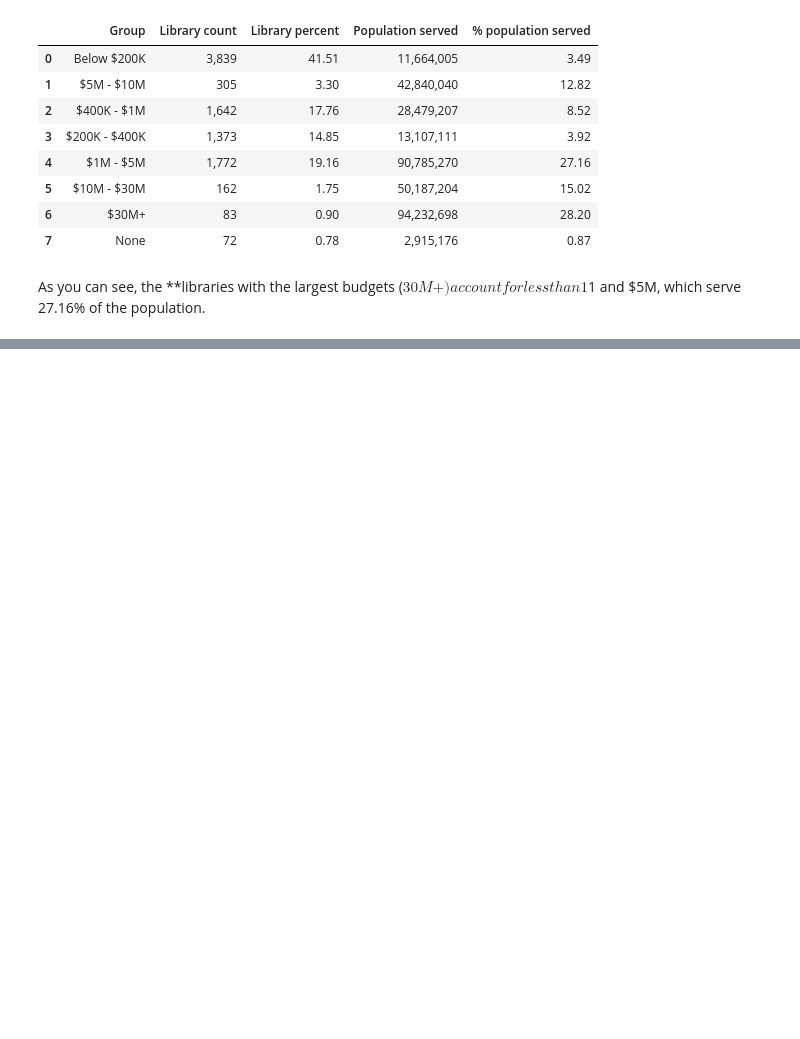
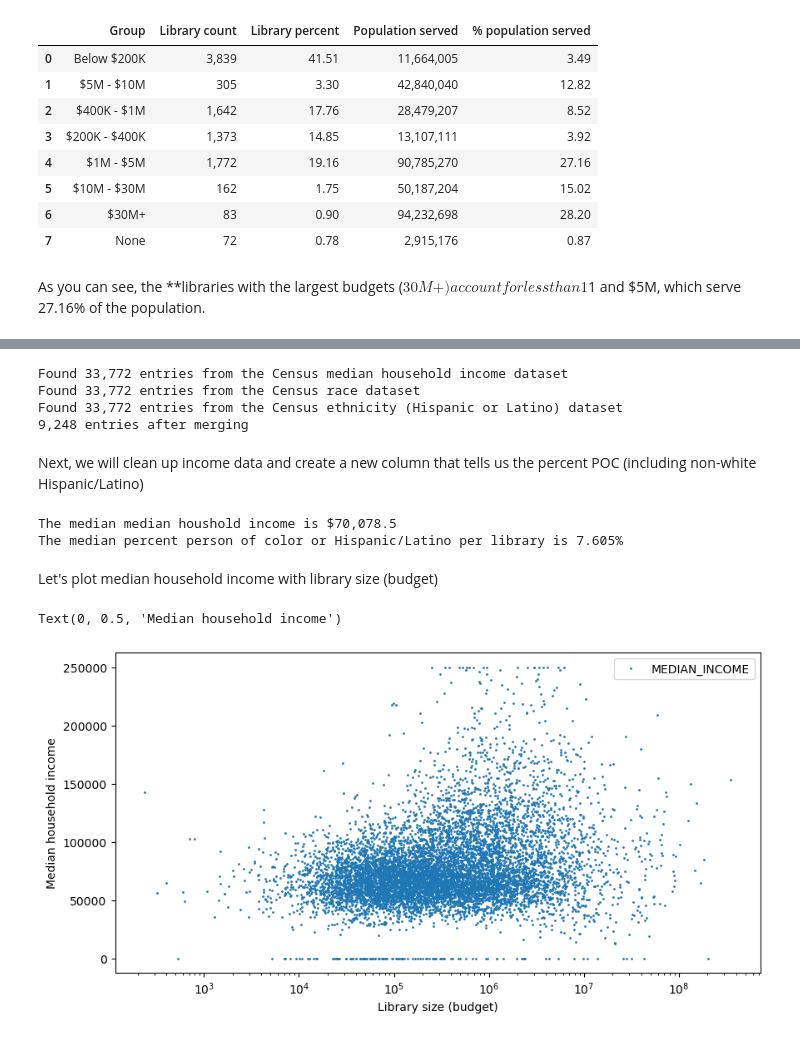
Before and after one commit to beefoo/public-library-survey, a Jupyter notebook: faq.ipynb, the cells around one changed output, grey strips where cells are left out. Saved outputs shown, nothing was run; the diff lists cells and outputs as text; code cells hidden in the pictures; blank space fills up the shorter version.

```diff
--- a/faq.ipynb
+++ b/faq.ipynb
@@ -80,0 +89,49 @@ As you can see, the **libraries with the largest budgets ($30M+) account for les
+# %%
+income_df = pd.read_csv("data/ACSDT5Y2023.B19013-Data-Houshold-Income-By-Zipcode.csv", skiprows=[1])
+print(f"Found {income_df.shape[0]:,} entries from the Census median household income dataset")
+
+race_df = pd.read_csv("data/ACSDT5Y2023.B02001-Data-Race-By-Zipcode.csv", skiprows=[1])
+print(f"Found {race_df.shape[0]:,} entries from the Census race dataset")
+
+ethnicity_df = pd.read_csv("data/ACSDT5Y2023.B03003-Data-Hispanic-By-Zipcode.csv", skiprows=[1])
+print(f"Found {ethnicity_df.shape[0]:,} entries from the Census ethnicity (Hispanic or Latino) dataset")
+
+# Create a new column "GEO_ID" that will match the GEO_ID (zipcode) in the Census data
+lib_df["GEO_ID"] = lib_df.apply(
+    lambda row: f"860Z200US{str(row['ZIP']).zfill(5)}", axis=1
+)
+lib_df = pd.merge(lib_df, income_df, on="GEO_ID", how="left")
+lib_df = pd.merge(lib_df, race_df, on="GEO_ID", how="left")
+lib_df = pd.merge(lib_df, ethnicity_df, on="GEO_ID", how="left")
+print(f"{lib_df.shape[0]:,} entries after merging")
+# %% [output]
+Found 33,772 entries from the Census median household income dataset
+Found 33,772 entries from the Census race dataset
+Found 33,772 entries from the Census ethnicity (Hispanic or Latino) dataset
+9,248 entries after merging
+# %% [markdown]
+Next, we will clean up income data and create a new column that tells us the percent POC (including non-white Hispanic/Latino)
+# %%
+from helpers import *
+
+# Parse income
+lib_df["MEDIAN_INCOME"] = lib_df.apply(
+    lambda row: parse_int(row["B19013_001E"]), axis=1
+)
+print(f"The median median houshold income is ${lib_df['MEDIAN_INCOME'].median():,}")
+
+lib_df = calculate_percent_pos(lib_df)
+print(f"The median percent person of color or Hispanic/Latino per library is {lib_df['PERC_POC_OR_HISPANIC'].median():,}%")
+# %% [output]
+The median median houshold income is $70,078.5
+The median percent person of color or Hispanic/Latino per library is 7.605%
+# %% [markdown]
+Let's plot median household income with library size (budget)
+# %%
+ax = lib_df.plot(x="TOTINCM", y="MEDIAN_INCOME", style='o', markersize=1, figsize=(10, 5))
+ax.set_xlabel("Library size (budget)")
+ax.set_xscale('log')
+ax.set_ylabel("Median household income")
+# %% [output]
+Text(0, 0.5, 'Median household income')
+[figure, added]
```
Also changed, not shown: parts of 3 cells of this notebook.
